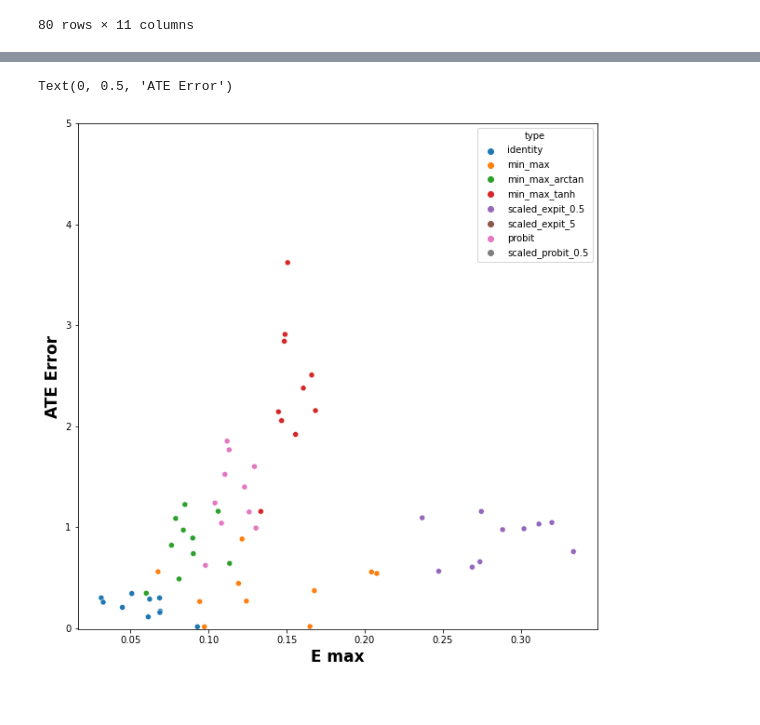
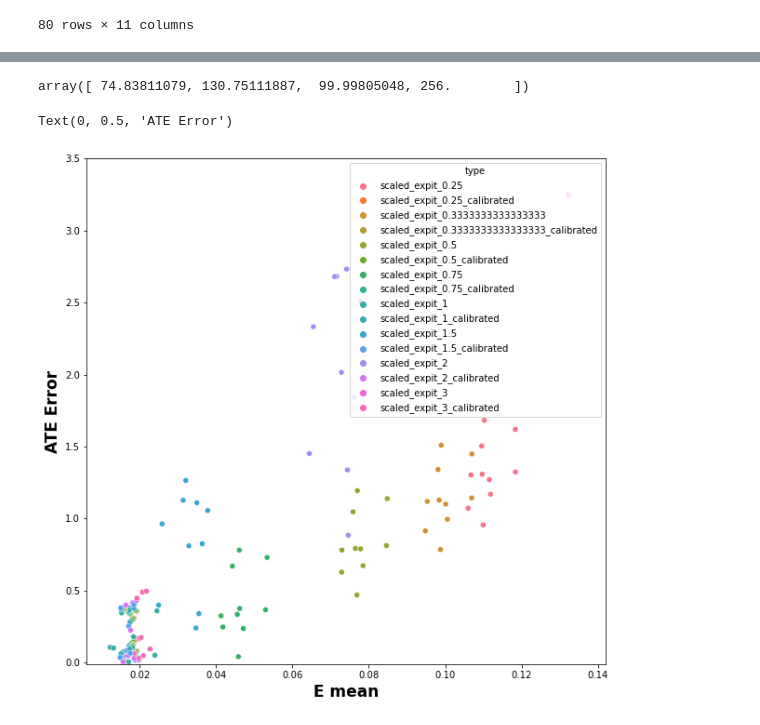
Before and after one commit to RomGutman/propensity_calibration, a Jupyter notebook: prop_simulation.ipynb, the cells around one changed output, grey strips where cells are left out. Cells and saved outputs as stored; diff of their text form; code cells hidden in the pictures.

Commit message:
Added support for post calibration in simulation, added support for saving simulation details

```diff
--- a/prop_simulation.ipynb
+++ b/prop_simulation.ipynb
@@ -332,0 +301,27 @@ Text(0, 0.5, 'ATE Error')
+# %%
+scaling_range = [0.125, 0.25, 1/3, 0.5, 0.75, 1, 1.25, 1.5, 1.75, 2, 3]
+
+experiments = utils.scaled_for_experiments(scaling_range)
+
+
+
+num_of_experiments = 10
+
+
+calib_df = utils.generate_simulation(
+    m=amount_of_vars,
+    mean=mean, std=std, n=n,
+    noise_mean=noise_mean,
+    noise_std=noise_std,
+    coef=coef,
+    y_coef=y_coef,
+    num_of_experiments=num_of_experiments,
+    experiments=experiments,
+    post_colab_func=utils.sigmoid_calib,
+    save=True
+)
+
+calib_df['ATE_error'] = (calib_df['ATE'] - y_coef[0]).pipe(lambda x: np.sqrt(x ** 2))
+
+
+calib_df
@@ -332,0 +356,2 @@ Text(0, 0.5, 'ATE Error')
+# %%
+calib_df['calibration_type_temp'] = calib_df['calibration_type'].fillna('None')
@@ -332,0 +379,6 @@ Text(0, 0.5, 'ATE Error')
+# %%
+# [cm[i] for i in range(cm)]
+
+np.dot(cm(-np.inf), 256)
+# %% [output]
+array([ 74.83811079, 130.75111887,  99.99805048, 256.        ])
@@ -333,11 +389,11 @@ Text(0, 0.5, 'ATE Error')
 # %%
 plt.figure(figsize=(10,10))
-sns.scatterplot(x='max', y='ATE_error', data=calib_df, hue='type')
-plt.ylim(-0.01, 5)
+sns.scatterplot(x='mean', y='ATE_error', data=calib_df, hue='type')
+plt.ylim(-0.01, 3.5)
 
 
-plt.xlabel('E max', fontdict={'weight': 'bold', 'size':17})
+plt.xlabel('E mean', fontdict={'weight': 'bold', 'size':17})
 plt.ylabel('ATE Error', fontdict={'weight': 'bold', 'size':17})
 # %% [output]
 Text(0, 0.5, 'ATE Error')
-[figure, old version]
+[figure, new version]
```
Also changed, not shown: parts of 26 cells of this notebook, 2 other files.
